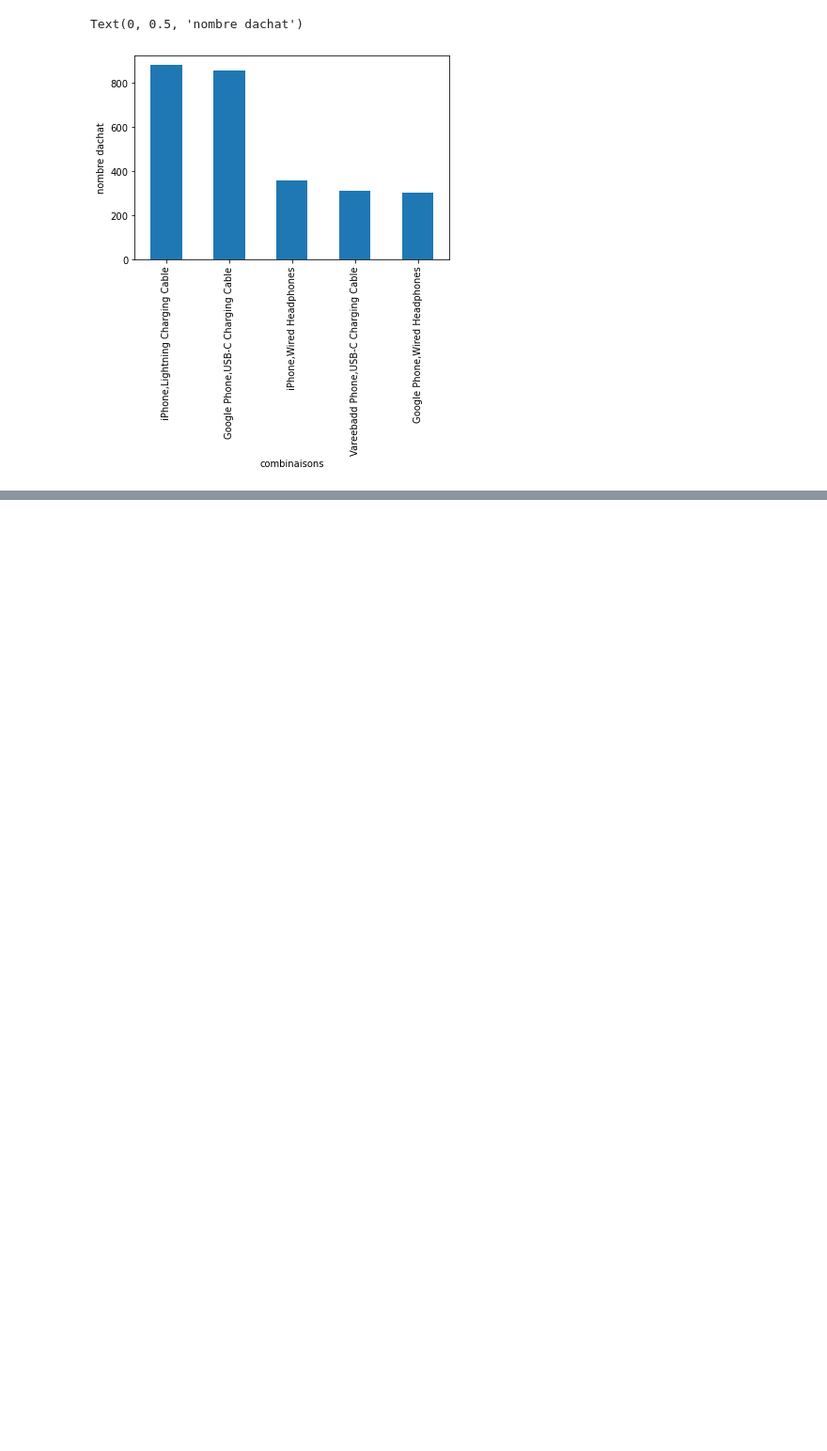
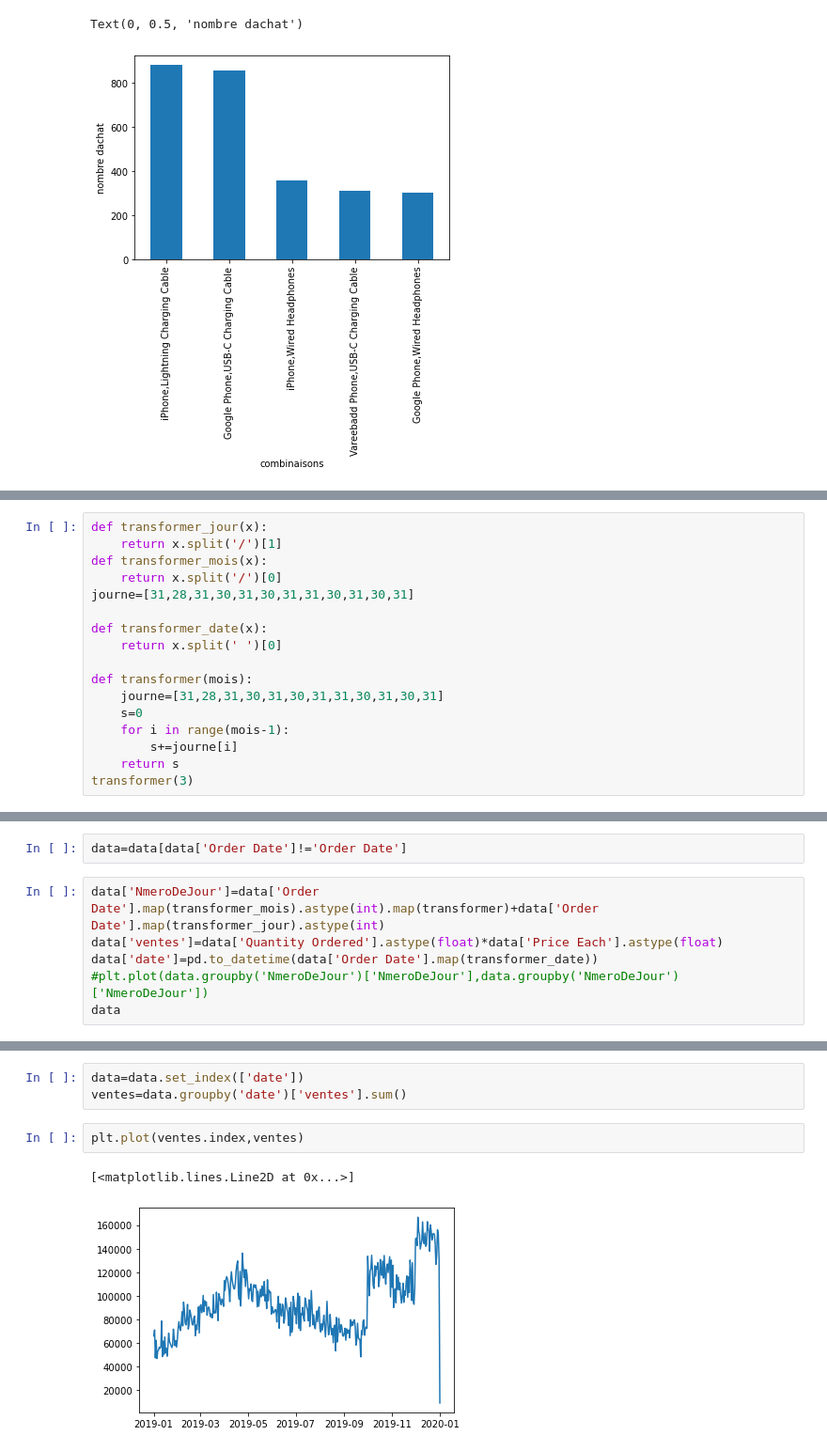
Before and after one commit to Omaraitbenhaddi/analyse_de_Ventes, a Jupyter notebook: jeux data ventes .ipynb, the cells around one changed output, grey strips where cells are left out. Shown at 94% size. Saved outputs shown, nothing was run; the diff lists cells and outputs as text; blank space fills up the shorter version.

```diff
--- a/jeux data ventes .ipynb
+++ b/jeux data ventes .ipynb
@@ -548,0 +589,17 @@ Text(0, 0.5, 'nombre dachat')
+# %%
+def transformer_jour(x):
+    return x.split('/')[1]
+def transformer_mois(x):
+    return x.split('/')[0]
+journe=[31,28,31,30,31,30,31,31,30,31,30,31]
+
+def transformer_date(x):
+    return x.split(' ')[0]
+
+def transformer(mois):
+    journe=[31,28,31,30,31,30,31,31,30,31,30,31]
+    s=0
+    for i in range(mois-1):
+        s+=journe[i]
+    return s
+transformer(3)
@@ -548,0 +608,8 @@ Text(0, 0.5, 'nombre dachat')
+# %%
+data=data[data['Order Date']!='Order Date']
+# %%
+data['NmeroDeJour']=data['Order Date'].map(transformer_mois).astype(int).map(transformer)+data['Order Date'].map(transformer_jour).astype(int)
+data['ventes']=data['Quantity Ordered'].astype(float)*data['Price Each'].astype(float)
+data['date']=pd.to_datetime(data['Order Date'].map(transformer_date))
+#plt.plot(data.groupby('NmeroDeJour')['NmeroDeJour'],data.groupby('NmeroDeJour')['NmeroDeJour'])
+data
@@ -548,0 +630,8 @@ Text(0, 0.5, 'nombre dachat')
+# %%
+data=data.set_index(['date'])
+ventes=data.groupby('date')['ventes'].sum()
+# %%
+plt.plot(ventes.index,ventes)
+# %% [output]
+[<matplotlib.lines.Line2D at 0x...>]
+[figure, added]
```
Also changed, not shown: parts of 5 cells of this notebook.
